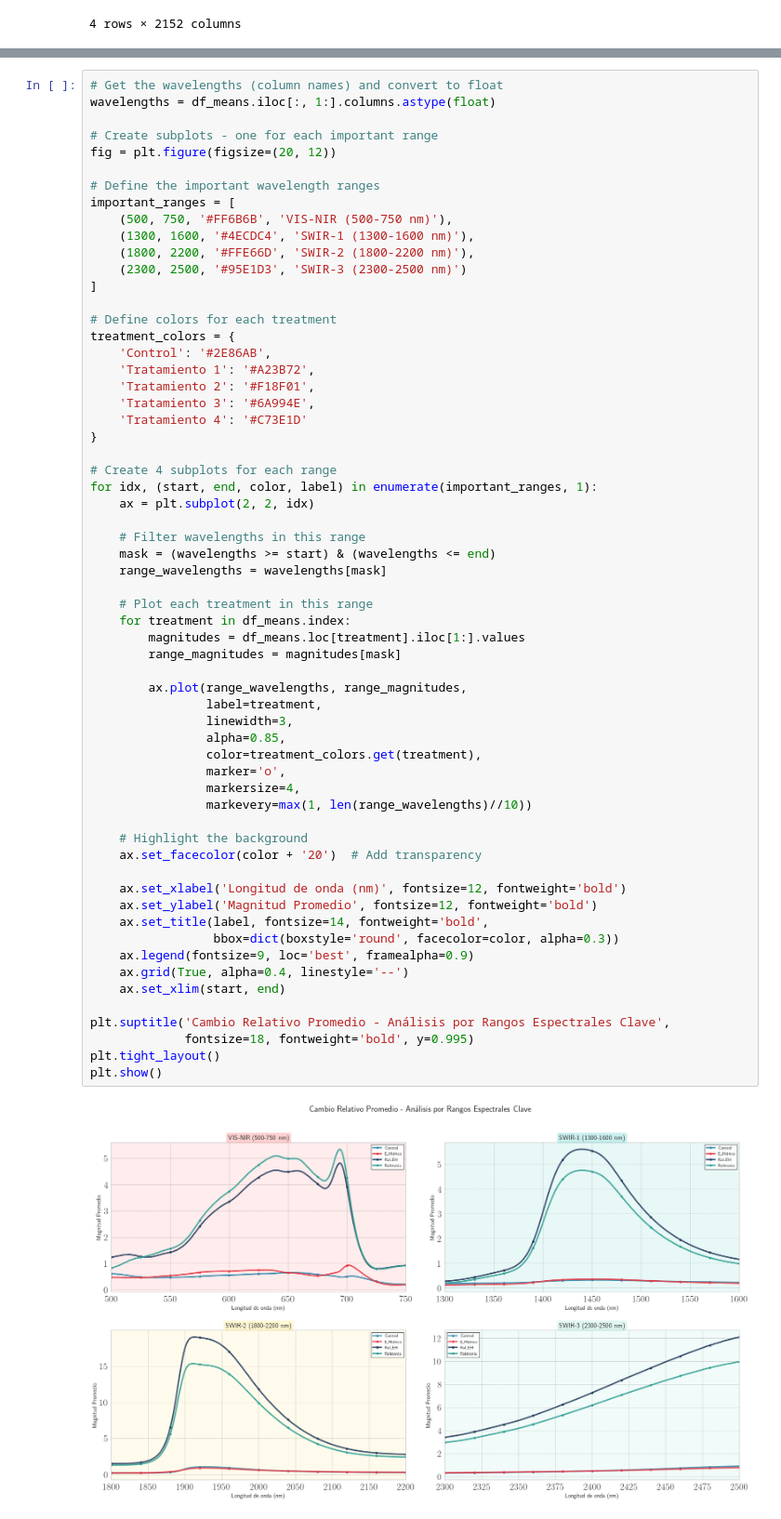
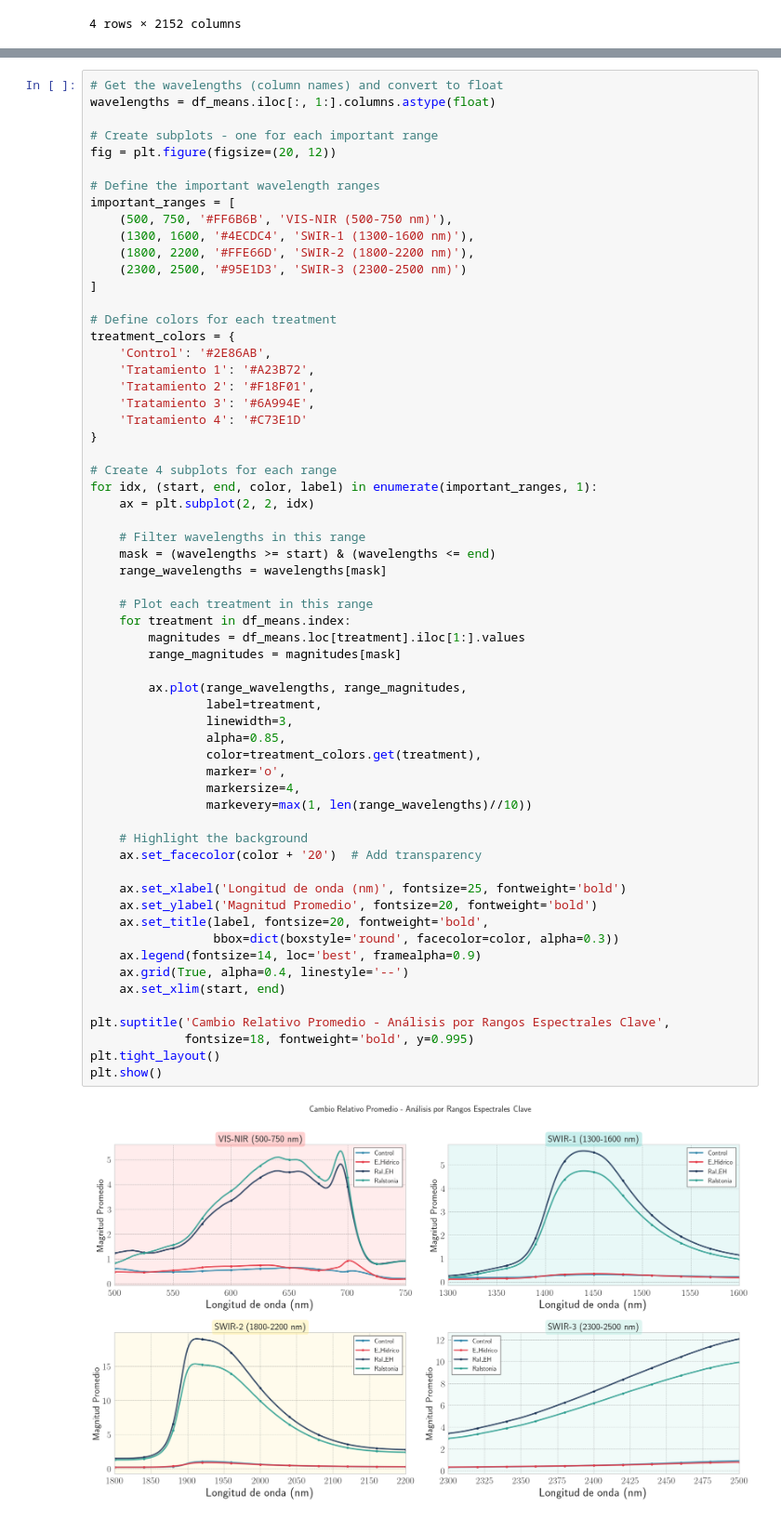
Before and after one commit to RicardoLoperaV/DiPreSi, a Jupyter notebook: Cambio Relativo/Cambio3.ipynb, the cells around one changed output, grey strips where cells are left out. Shown at 93% size. Cells and saved outputs as stored; diff of their text form.

```diff
--- a/Cambio Relativo/Cambio3.ipynb
+++ b/Cambio Relativo/Cambio3.ipynb
@@ -215,35 +223,35 @@ for idx, (start, end, color, label) in enumerate(important_ranges, 1):
     # Filter wavelengths in this range
     mask = (wavelengths >= start) & (wavelengths <= end)
     range_wavelengths = wavelengths[mask]
 
     # Plot each treatment in this range
     for treatment in df_means.index:
         magnitudes = df_means.loc[treatment].iloc[1:].values
         range_magnitudes = magnitudes[mask]
 
         ax.plot(range_wavelengths, range_magnitudes,
                 label=treatment,
                 linewidth=3,
                 alpha=0.85,
                 color=treatment_colors.get(treatment),
                 marker='o',
                 markersize=4,
                 markevery=max(1, len(range_wavelengths)//10))
 
     # Highlight the background
     ax.set_facecolor(color + '20')  # Add transparency
 
-    ax.set_xlabel('Longitud de onda (nm)', fontsize=12, fontweight='bold')
-    ax.set_ylabel('Magnitud Promedio', fontsize=12, fontweight='bold')
-    ax.set_title(label, fontsize=14, fontweight='bold',
+    ax.set_xlabel('Longitud de onda (nm)', fontsize=25, fontweight='bold')
+    ax.set_ylabel('Magnitud Promedio', fontsize=20, fontweight='bold')
+    ax.set_title(label, fontsize=20, fontweight='bold',
                  bbox=dict(boxstyle='round', facecolor=color, alpha=0.3))
-    ax.legend(fontsize=9, loc='best', framealpha=0.9)
+    ax.legend(fontsize=14, loc='best', framealpha=0.9)
     ax.grid(True, alpha=0.4, linestyle='--')
     ax.set_xlim(start, end)
 
 plt.suptitle('Cambio Relativo Promedio - Análisis por Rangos Espectrales Clave',
              fontsize=18, fontweight='bold', y=0.995)
 plt.tight_layout()
 plt.show()
 # %% [output]
-[figure, old version]
+[figure, new version]
```
Also changed, not shown: parts of 5 cells of this notebook, 7 other files.
